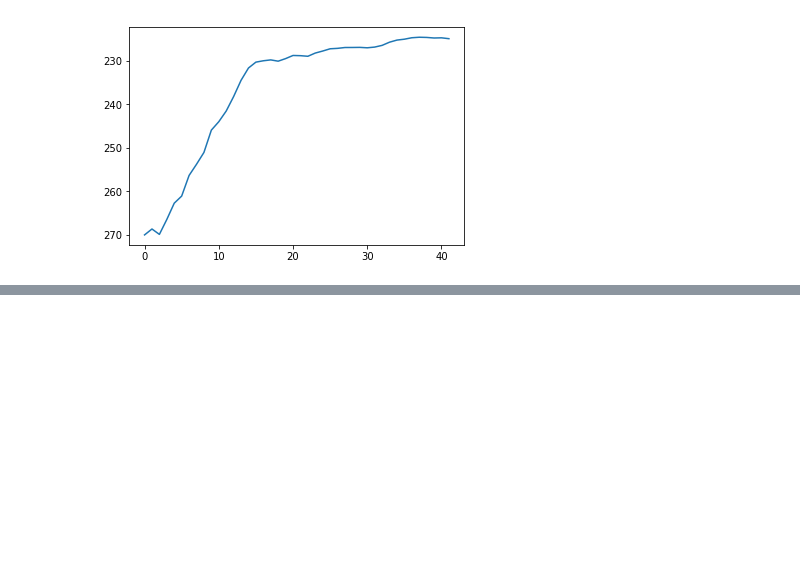
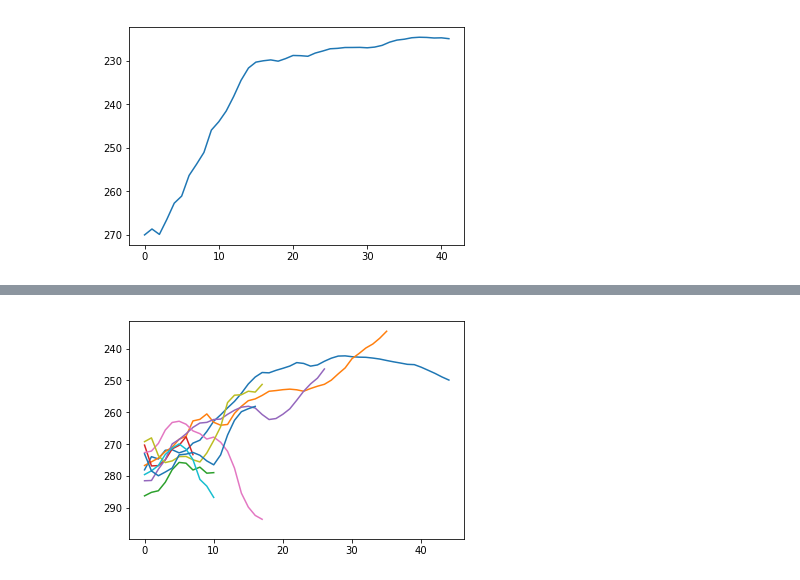
Before and after one commit to w-k-jones/python_toolbox, a Jupyter notebook: examples/Flow_tracking_example.ipynb, the cells around one changed output, grey strips where cells are left out. Saved outputs shown, nothing was run; the diff lists cells and outputs as text; code cells hidden in the pictures; blank space fills up the shorter version.

```diff
--- a/examples/Flow_tracking_example.ipynb
+++ b/examples/Flow_tracking_example.ipynb
@@ -311,0 +318,11 @@ plt.gca().invert_yaxis()
+# %%
+outer_labels = ndi.label(outer)[0]
+bt_labels2 = [[np.nanmean(C13_data[j].data.ravel()[(outer_labels[j]==i).ravel()])
+              for j in range(C13_data.shape[0]) if np.any(outer_labels[j]==i)]
+             for i in np.arange(1,outer_labels.max()+1)]
+# %%
+for i in range(len(bt_labels2)):
+    plt.plot(bt_labels2[i])
+plt.gca().invert_yaxis()
+# %% [output]
+[figure, added]
```
Also changed, not shown: parts of 1 cell of this notebook, 1 other file.
